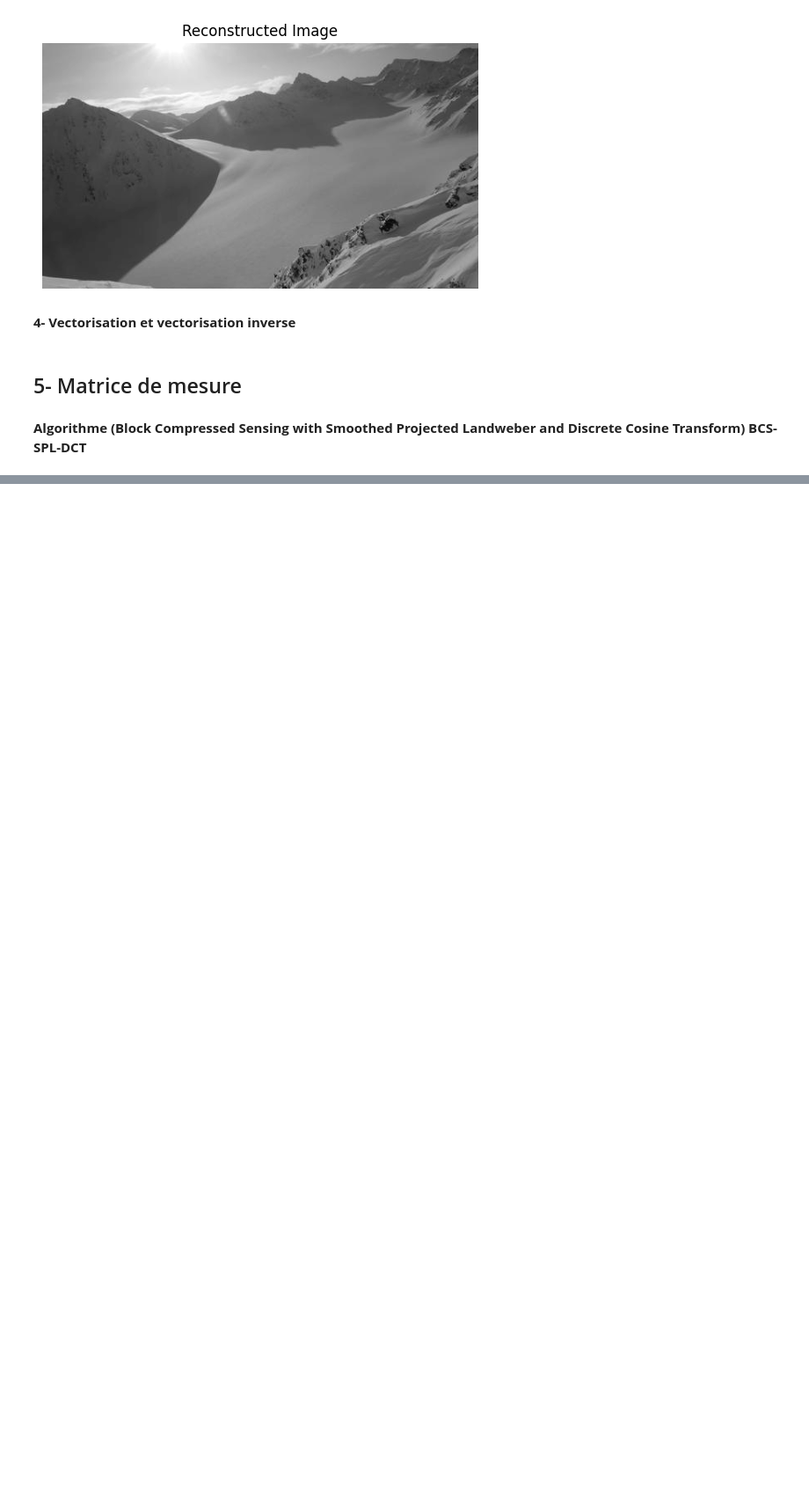
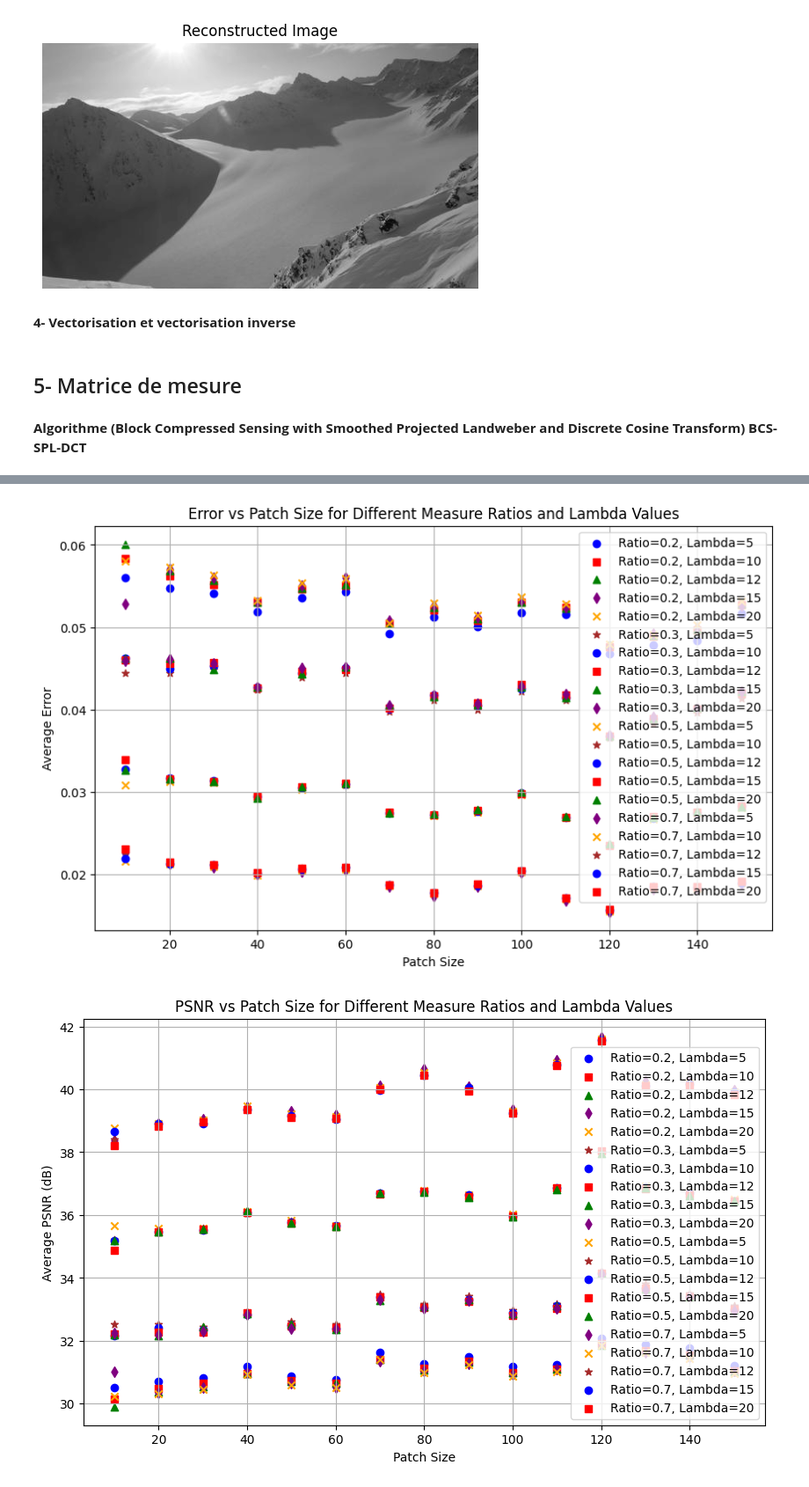
Before and after one commit to maul0803/Traitement_des_images, a Jupyter notebook: project.ipynb, the cells around one changed output, grey strips where cells are left out. Shown at 88% size. Saved outputs shown, nothing was run; the diff lists cells and outputs as text; code cells hidden in the pictures; blank space fills up the shorter version.

Commit message:
Ajout de PSNR, amélioration launch_tests, mise à jour des graphs

```diff
--- a/project.ipynb
+++ b/project.ipynb
@@ -427,14 +535,20 @@ Itération 100 - Erreur: 0.020556
 # %%
-# Convertir les dictionnaires en format JSON (clés en str)
-results_json = {f"Ratio={k[0]}_Lambda={k[1]}": v for k, v in results.items()}
-time_results_json = {f"Ratio={k[0]}_Lambda={k[1]}": v for k, v in time_results.items()}
+import json
+
+# Créer une structure imbriquée : dict de dict de dict
+results = {}
+
+for k, error in error_results.items():
+    ratio_lambda_key = f"Ratio={k[0]}_Lambda={k[1]}"
+    results[ratio_lambda_key] = {
+        "error": error,
+        "psnr": psnr_results[k],
+        "time": time_results[k]
+    }
 
 # Sauvegarde dans un fichier JSON
 with open("results.json", "w") as f:
-    json.dump(results_json, f, indent=4)
+    json.dump(results, f, indent=4)
 
-with open("time_results.json", "w") as f:
-    json.dump(time_results_json, f, indent=4)
-
-print("Les résultats ont été sauvegardés dans 'results.json' et 'time_results.json'")
+print("Les résultats ont été sauvegardés dans 'results.json'")
 # %% [output]
@@ -504,0 +556,26 @@ plt.show()
+# %%
+import json
+# Charger les résultats depuis le fichier JSON
+with open("results.json", "r") as f:
+    loaded_results = json.load(f)
+patch_sizes = [k for k in range(10, 151, 10)]
+# Reconstruction des dictionnaires
+error_results = {}
+psnr_results = {}
+time_results = {}
+
+for key, values in loaded_results.items():
+    # Extraire ratio et lambda depuis la clé "Ratio=0.3_Lambda=5"
+    parts = key.replace("Ratio=", "").replace("Lambda=", "").split("_")
+    measure_ratio = float(parts[0])
+    lamb = int(parts[1])
+
+    error_results[(measure_ratio, lamb)] = values["error"]
+    psnr_results[(measure_ratio, lamb)] = values["psnr"]
+    time_results[(measure_ratio, lamb)] = values["time"]
+
+# Utilisation de la fonction d'affichage
+plot_results(patch_sizes, error_results, psnr_results, time_results)
+# %% [output]
+[figure, added]
+[figure, added]
```
Also changed, not shown: parts of 11 cells of this notebook, 3 other files.
